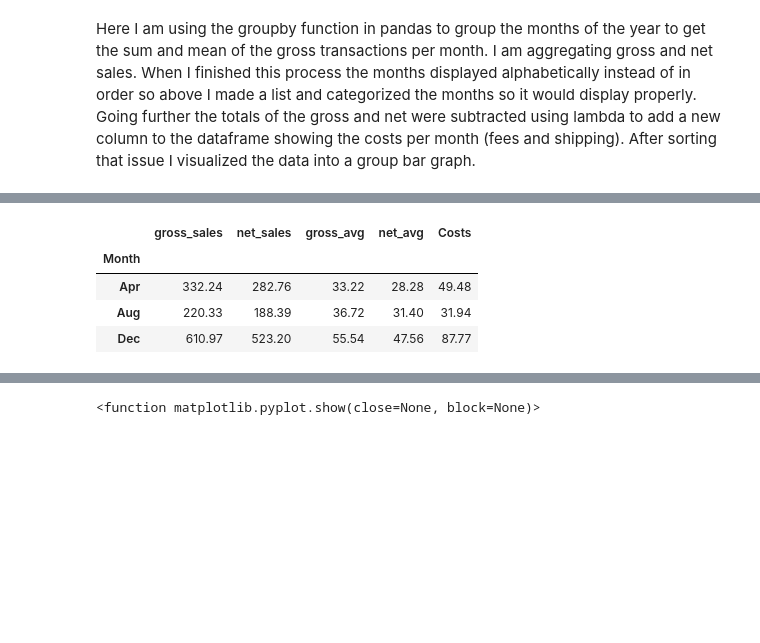
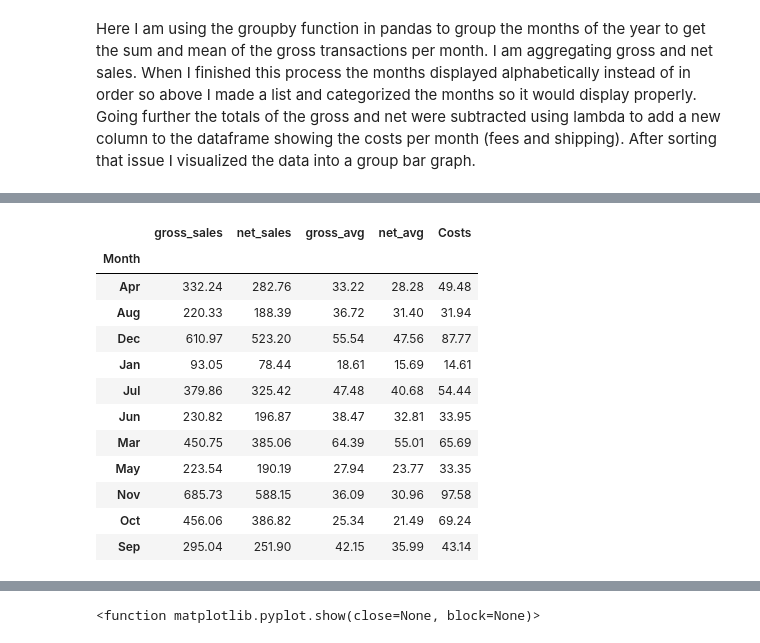
Before and after one commit to NMason1990/My-Ebay-Sales-Data-Analysis---2022, a Jupyter notebook: Ebay_Sales_Data2.ipynb, the cells around one changed output, grey strips where cells are left out. Cells and saved outputs as stored; diff of their text form; code cells hidden in the pictures; blank space fills up the shorter version.

```diff
--- a/Ebay_Sales_Data2.ipynb
+++ b/Ebay_Sales_Data2.ipynb
@@ -95,13 +119,21 @@ Here I am using the groupby function in pandas to group the months of the year t
 # %%
 sales_by_month = cols_by_date.groupby("Month").agg(
   gross_sales=('Gross transaction amount', np.sum,),
     net_sales=('Net amount', np.sum,), gross_avg=('Gross transaction amount', np.mean), net_avg=('Net amount', np.mean))
 
 sales_by_month['Costs'] = sales_by_month.apply(lambda row: row.gross_sales - row.net_sales, axis = 1)
-sales_by_month.round(2).head(3)
+sales_by_month.round(2)
 # %% [output]
 |  | gross_sales | net_sales | gross_avg | net_avg | Costs |
 | Month |  |  |  |  |  |
 | Apr | 332.24 | 282.76 | 33.22 | 28.28 | 49.48 |
 | Aug | 220.33 | 188.39 | 36.72 | 31.40 | 31.94 |
 | Dec | 610.97 | 523.20 | 55.54 | 47.56 | 87.77 |
+| Jan | 93.05 | 78.44 | 18.61 | 15.69 | 14.61 |
+| Jul | 379.86 | 325.42 | 47.48 | 40.68 | 54.44 |
+| Jun | 230.82 | 196.87 | 38.47 | 32.81 | 33.95 |
+| Mar | 450.75 | 385.06 | 64.39 | 55.01 | 65.69 |
+| May | 223.54 | 190.19 | 27.94 | 23.77 | 33.35 |
+| Nov | 685.73 | 588.15 | 36.09 | 30.96 | 97.58 |
+| Oct | 456.06 | 386.82 | 25.34 | 21.49 | 69.24 |
+| Sep | 295.04 | 251.90 | 42.15 | 35.99 | 43.14 |
```
Also changed, not shown: parts of 14 cells of this notebook, 1 other file.
